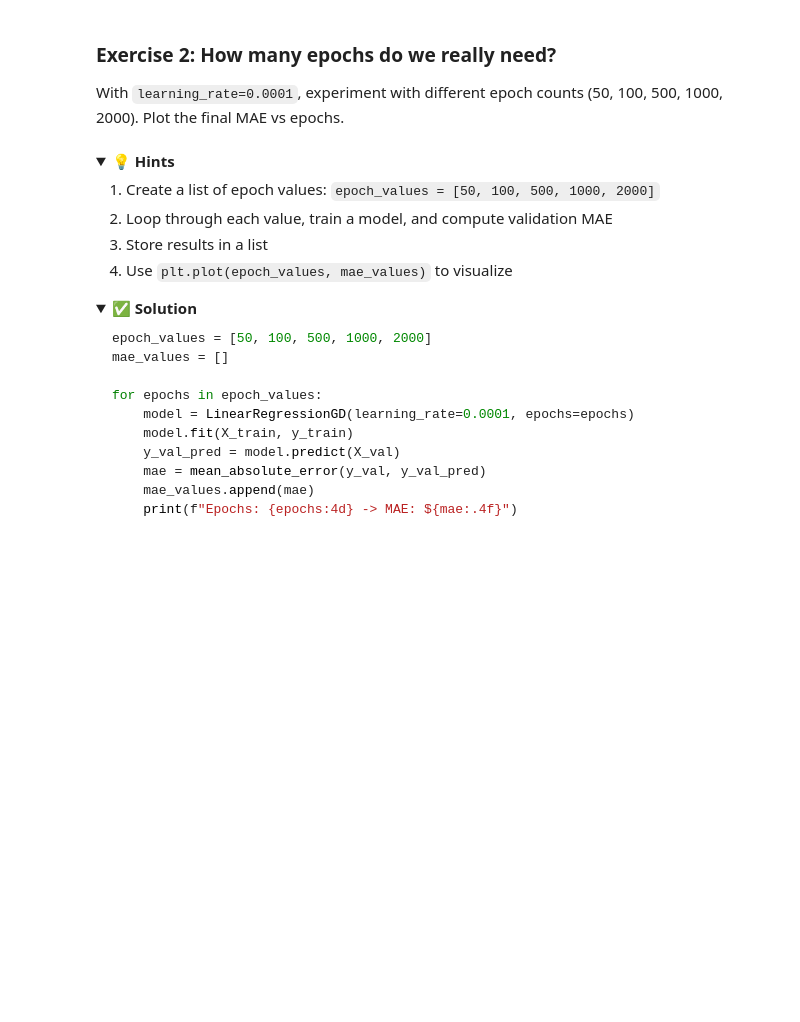
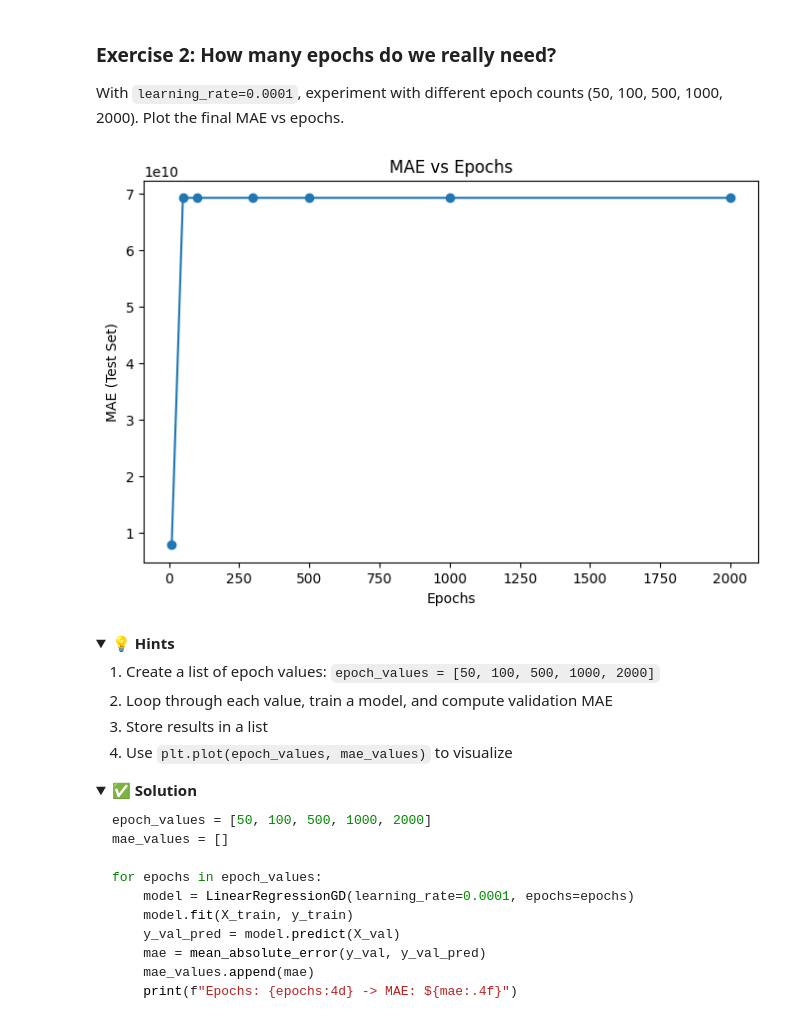
Before and after one commit to MrsTS5/ML, a Jupyter notebook: Week-2/Linear Regression Practice/linear-regression-from-scratch.ipynb, the cells around one changed output. Saved outputs shown, nothing was run; the diff lists cells and outputs as text; code cells hidden in the pictures; folded sections open; blank space fills up the shorter version.

```diff
--- a/Week-2/Linear Regression Practice/linear-regression-from-scratch.ipynb
+++ b/Week-2/Linear Regression Practice/linear-regression-from-scratch.ipynb
@@ -651,3 +766,34 @@ With `learning_rate=0.0001`, experiment with different epoch counts (50, 100, 50
+# %%
+from sklearn.model_selection import train_test_split
+
+X_train, X_test, y_train, y_test = train_test_split(
+    X, y,
+    test_size=0.2,
+    random_state=42
+)
+
+epoch_values = [10, 50, 100, 300, 500, 1000, 2000]
+mae_values = []
+
+
+for epochs in epoch_values:
+    model = LinearRegressionGD(learning_rate=0.01, epochs=epochs)
+    model.fit(X_train, y_train)
+
+    y_pred = model.predict(X_test)
+    mae = mean_absolute_error(y_test, y_pred)
+
+    mae_values.append(mae)
+
+# Plot
+plt.figure(figsize=(8, 5))
+plt.plot(epoch_values, mae_values, marker='o')
+plt.xlabel("Epochs")
+plt.ylabel("MAE (Test Set)")
+plt.title("MAE vs Epochs")
+plt.show()
+# %% [output]
+[figure, added]
 # %% [markdown]
 <details>
 <summary><b>💡 Hints</b></summary>
```
Also changed, not shown: parts of 23 cells of this notebook, 2 other files.
